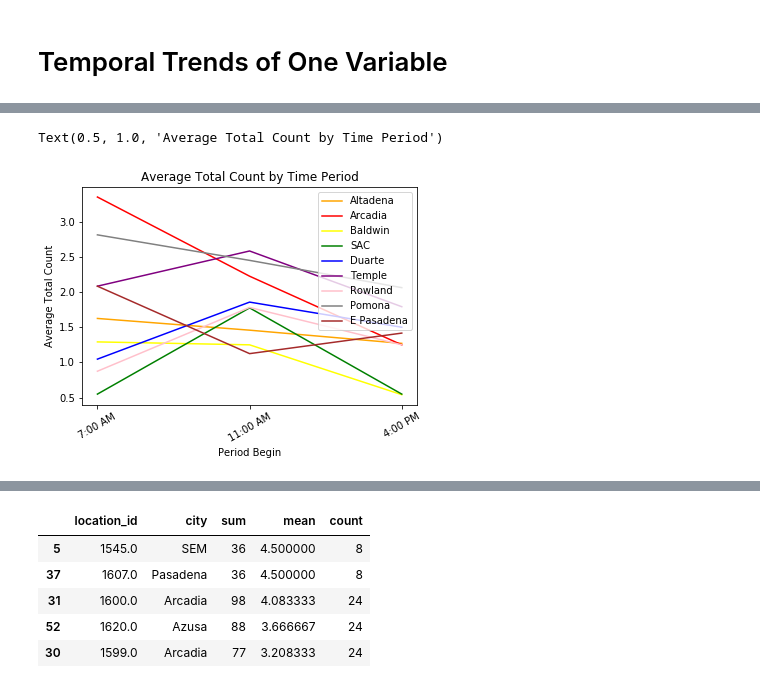
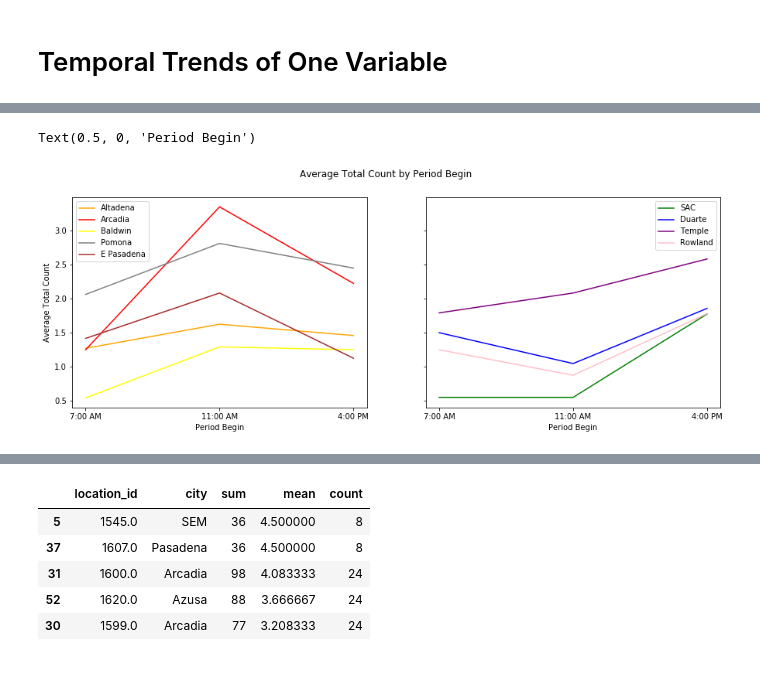
Before and after one commit to zihaoxu/BikeSGV, a Jupyter notebook: notebook/Analysis/03a-starter-code-for-temporal-trends.ipynb, the cells around one changed output, grey strips where cells are left out. Cells and saved outputs as stored; diff of their text form; code cells hidden in the pictures.

```diff
--- a/notebook/Analysis/03a-starter-code-for-temporal-trends.ipynb
+++ b/notebook/Analysis/03a-starter-code-for-temporal-trends.ipynb
@@ -361,4 +152,5 @@ Text(0.5, 1.0, 'Average Total Count by Day of Week')
 #trends for different time periods
 city = df.groupby(['city', 'period_begin', 'period_end']).agg(['sum', 'mean', 'count'])['total_count'].reset_index()
 city = city.loc[city['count'] > 23]
-city.head()
+city['time_num'] = city['period_begin'].replace({'7:00 AM':0, '11:00 AM':1, '4:00 PM':2})
+city = city.sort_values(by=['city', 'time_num'])
@@ -388,34 +173,31 @@ print (cities)
 # %%
 Arcadia = city.loc[city['city'] == 'Arcadia']
 Altadena = city.loc[city['city'] == 'Altadena']
 Baldwin = city.loc[city['city'] == 'Baldwin Park']
 SAC = city.loc[city['city'] == 'Mt. SAC/Cal Poly/Walnut']
 Duarte = city.loc[city['city'] == 'Duarte']
 Temple = city.loc[city['city'] == 'Temple City']
 Rowland = city.loc[city['city'] == 'Rowland Heights']
 Pomona = city.loc[city['city'] == 'Pomona']
 EPasadena = city.loc[city['city'] == 'E. Pasadena']
 
 %matplotlib inline
-fig = plt.figure()
-ax = fig.add_subplot(111)
-xt = ['7:00 AM', '11:00 AM', '4:00 PM']
-ax.set_xticklabels(xt)
-
-plt.plot(Altadena['period_begin'], Altadena['mean'], color = 'orange', label = 'Altadena')
-plt.plot(Arcadia['period_begin'], Arcadia['mean'], color = 'red', label = 'Arcadia')
-plt.plot(Baldwin['period_begin'], Baldwin['mean'], color = 'yellow', label = 'Baldwin')
-plt.plot(SAC['period_begin'], SAC['mean'], color = 'green', label = 'SAC')
-plt.plot(Duarte['period_begin'], Duarte['mean'], color = 'blue', label = 'Duarte')
-plt.plot(Temple['period_begin'], Temple['mean'], color = 'purple', label = 'Temple')
-plt.plot(Rowland['period_begin'], Rowland['mean'], color = 'pink', label = 'Rowland')
-plt.plot(Pomona['period_begin'], Pomona['mean'], color = 'grey', label = 'Pomona')
-plt.plot(EPasadena['period_begin'], EPasadena['mean'], color = 'brown', label = 'E Pasadena')
-plt.xticks(rotation = 30)
-plt.legend()
-plt.xlabel('Period Begin')
-plt.ylabel('Average Total Count')
-plt.title("Average Total Count by Time Period")
+f, (ax1, ax2) = plt.subplots(1, 2, sharex=True, sharey=True, figsize=(15,5))
+f.suptitle('Average Total Count by Period Begin')
+ax1.plot(Altadena['period_begin'], Altadena['mean'], color = 'orange', label = 'Altadena')
+ax1.plot(Arcadia['period_begin'], Arcadia['mean'], color = 'red', label = 'Arcadia')
+ax1.plot(Baldwin['period_begin'], Baldwin['mean'], color = 'yellow', label = 'Baldwin')
+ax1.plot(Pomona['period_begin'], Pomona['mean'], color = 'grey', label = 'Pomona')
+ax1.plot(EPasadena['period_begin'], EPasadena['mean'], color = 'brown', label = 'E Pasadena')
+ax1.legend()
+ax1.set_xlabel('Period Begin')
+ax1.set_ylabel('Average Total Count')
+ax2.plot(SAC['period_begin'], SAC['mean'], color = 'green', label = 'SAC')
+ax2.plot(Duarte['period_begin'], Duarte['mean'], color = 'blue', label = 'Duarte')
+ax2.plot(Temple['period_begin'], Temple['mean'], color = 'purple', label = 'Temple')
+ax2.plot(Rowland['period_begin'], Rowland['mean'], color = 'pink', label = 'Rowland')
+ax2.legend()
+ax2.set_xlabel('Period Begin')
 # %% [output]
-Text(0.5, 1.0, 'Average Total Count by Time Period')
+Text(0.5, 0, 'Period Begin')
-[figure, old version]
+[figure, new version]
```
Also changed, not shown: parts of 42 cells of this notebook.
